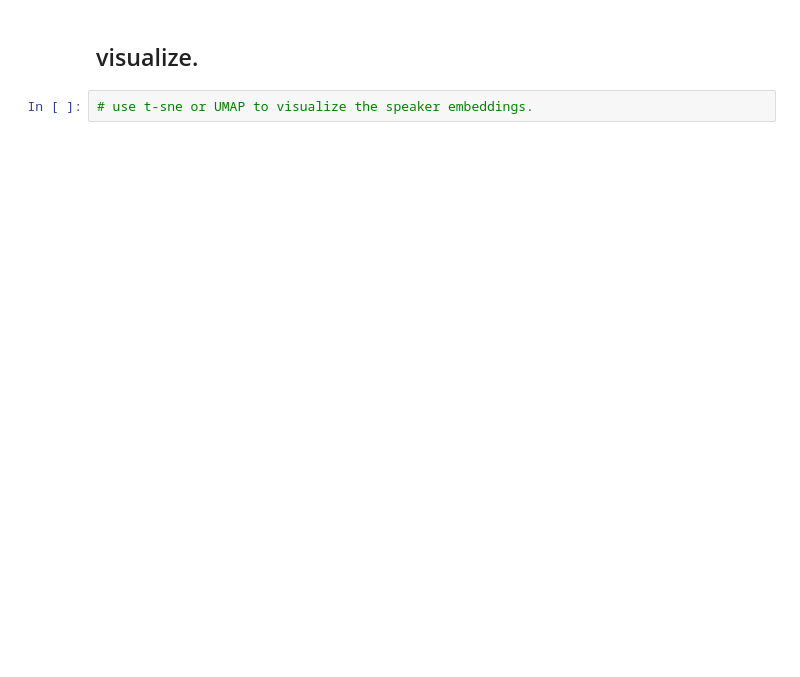
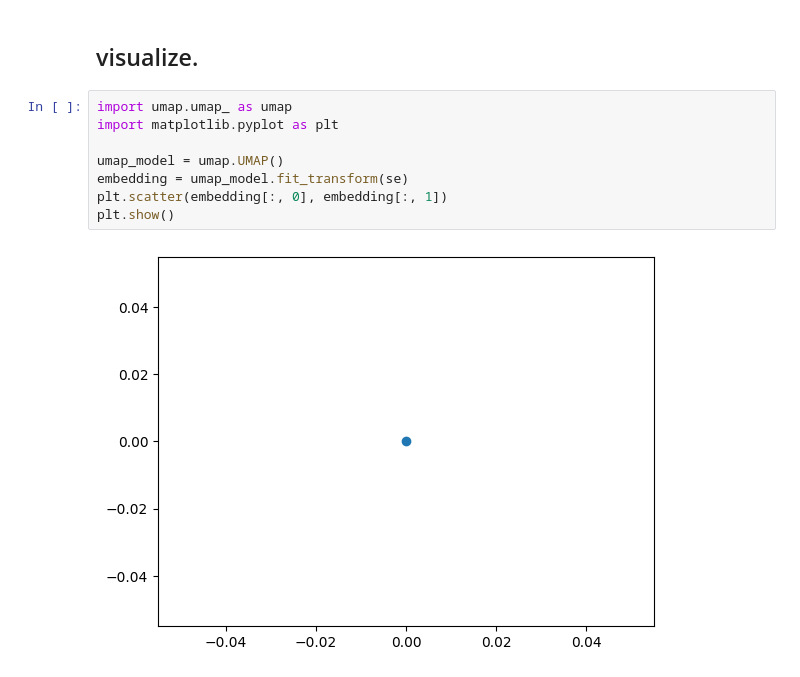
Before and after one commit to YiqiuWangVT/deep-speaker, a Jupyter notebook: deep_speaker/notebook/vctk.ipynb, the cells around one changed output. Cells and saved outputs as stored; diff of their text form; blank space fills up the shorter version.

```diff
--- a/deep_speaker/notebook/vctk.ipynb
+++ b/deep_speaker/notebook/vctk.ipynb
@@ -278,4 +279,12 @@ TypeError: 'WindowsPath' object is not subscriptable
 # %% [markdown]
 ## visualize.
-# %%
-# use t-sne or UMAP to visualize the speaker embeddings.
+# %%
+import umap.umap_ as umap
+import matplotlib.pyplot as plt
+
+umap_model = umap.UMAP()
+embedding = umap_model.fit_transform(se)
+plt.scatter(embedding[:, 0], embedding[:, 1])
+plt.show()
+# %% [output]
+[figure, added]
```
Also changed, not shown: parts of 6 cells of this notebook.
